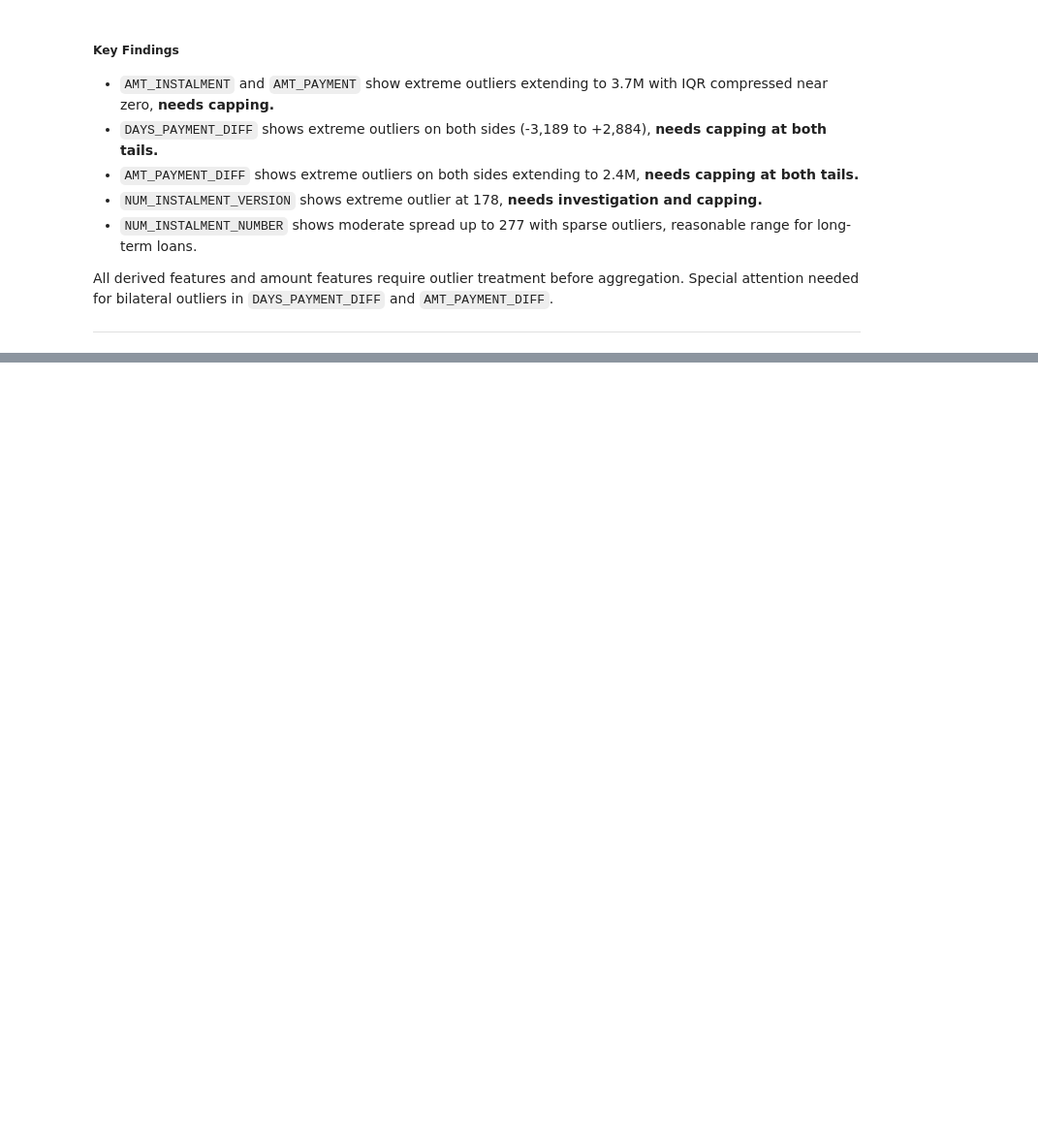
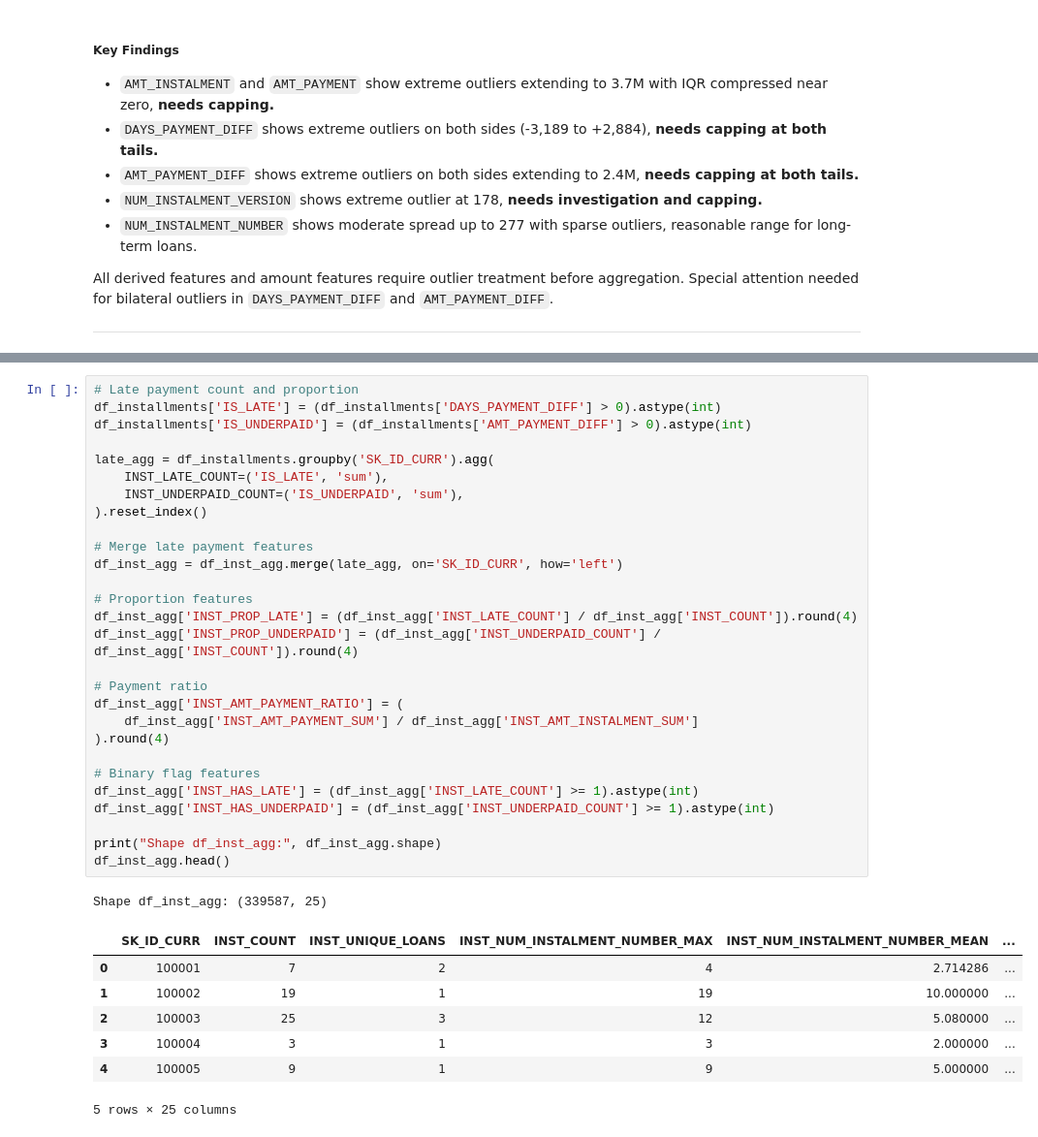
Before and after one commit to oknardo/Home_Credit_Scorecard_Model, a Jupyter notebook: EDA_installments_payments.ipynb, the cells around one changed output, grey strips where cells are left out. Shown at 97% size. Saved outputs shown, nothing was run; the diff lists cells and outputs as text; blank space fills up the shorter version.

```diff
--- a/EDA_installments_payments.ipynb
+++ b/EDA_installments_payments.ipynb
@@ -374,0 +471,37 @@ All derived features and amount features require outlier treatment before aggreg
+# %%
+# Late payment count and proportion
+df_installments['IS_LATE'] = (df_installments['DAYS_PAYMENT_DIFF'] > 0).astype(int)
+df_installments['IS_UNDERPAID'] = (df_installments['AMT_PAYMENT_DIFF'] > 0).astype(int)
+
+late_agg = df_installments.groupby('SK_ID_CURR').agg(
+    INST_LATE_COUNT=('IS_LATE', 'sum'),
+    INST_UNDERPAID_COUNT=('IS_UNDERPAID', 'sum'),
+).reset_index()
+
+# Merge late payment features
+df_inst_agg = df_inst_agg.merge(late_agg, on='SK_ID_CURR', how='left')
+
+# Proportion features
+df_inst_agg['INST_PROP_LATE'] = (df_inst_agg['INST_LATE_COUNT'] / df_inst_agg['INST_COUNT']).round(4)
+df_inst_agg['INST_PROP_UNDERPAID'] = (df_inst_agg['INST_UNDERPAID_COUNT'] / df_inst_agg['INST_COUNT']).round(4)
+
+# Payment ratio
+df_inst_agg['INST_AMT_PAYMENT_RATIO'] = (
+    df_inst_agg['INST_AMT_PAYMENT_SUM'] / df_inst_agg['INST_AMT_INSTALMENT_SUM']
+).round(4)
+
+# Binary flag features
+df_inst_agg['INST_HAS_LATE'] = (df_inst_agg['INST_LATE_COUNT'] >= 1).astype(int)
+df_inst_agg['INST_HAS_UNDERPAID'] = (df_inst_agg['INST_UNDERPAID_COUNT'] >= 1).astype(int)
+
+print("Shape df_inst_agg:", df_inst_agg.shape)
+df_inst_agg.head()
+# %% [output]
+Shape df_inst_agg: (339587, 25)
+|  | SK_ID_CURR | INST_COUNT | INST_UNIQUE_LOANS | INST_NUM_INSTALMENT_NUMBER_MAX | INST_NUM_INSTALMENT_NUMBER_MEAN | ... |
+| 0 | 100001 | 7 | 2 | 4 | 2.714286 | ... |
+| 1 | 100002 | 19 | 1 | 19 | 10.000000 | ... |
+| 2 | 100003 | 25 | 3 | 12 | 5.080000 | ... |
+| 3 | 100004 | 3 | 1 | 3 | 2.000000 | ... |
+| 4 | 100005 | 9 | 1 | 9 | 5.000000 | ... |
+5 rows × 25 columns
```
Also changed, not shown: parts of 19 cells of this notebook.
